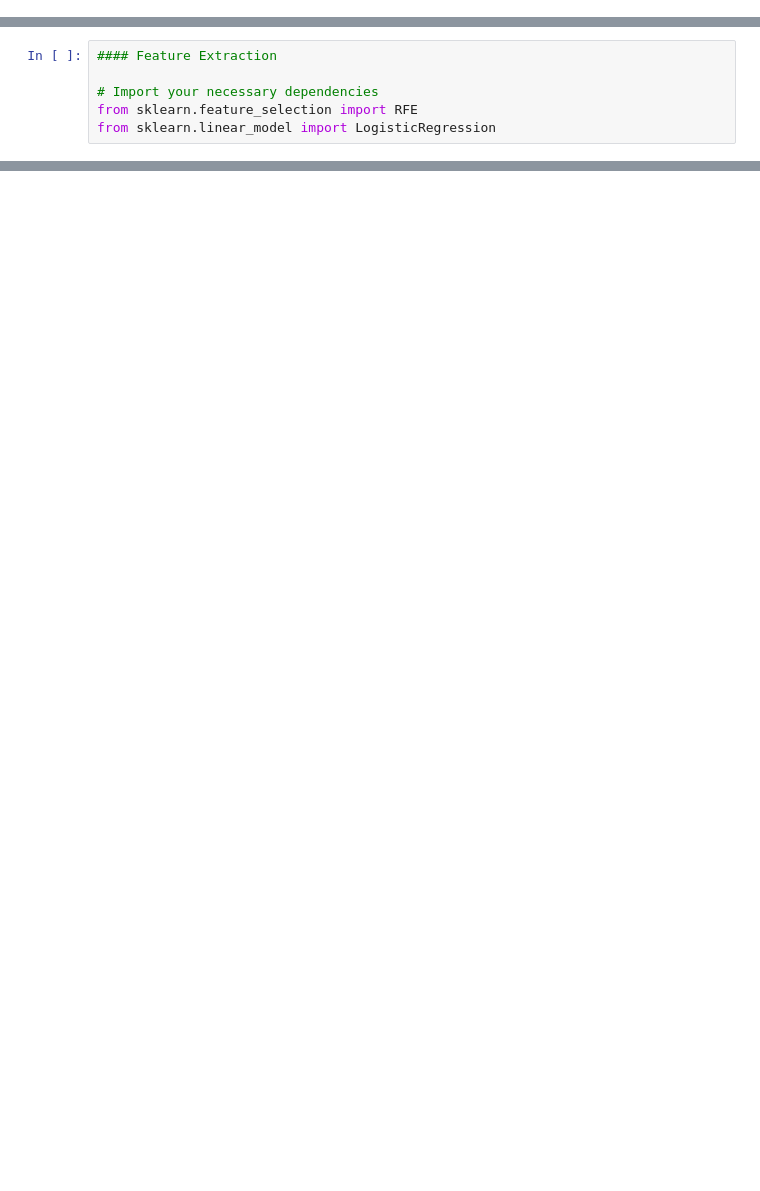
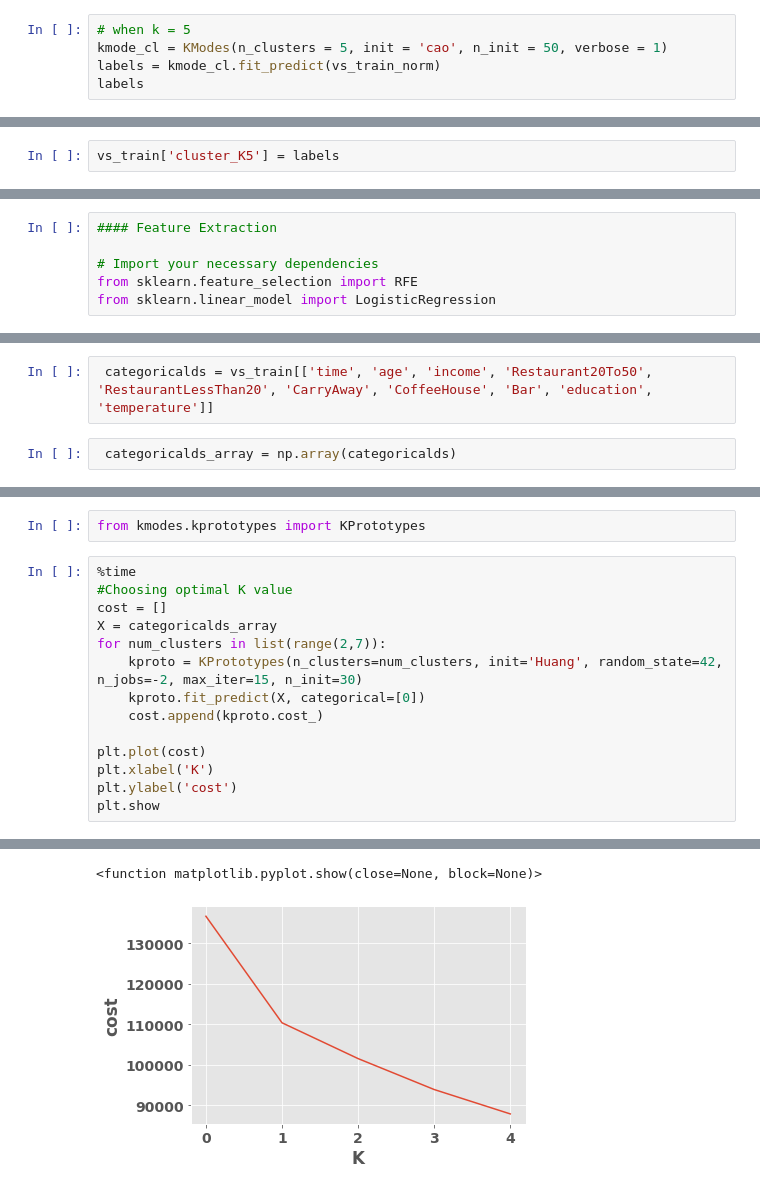
Before and after one commit to Ron256/GroupProjectMachLearning, a Jupyter notebook: GroupProject-in-vehicle-copoun-Recommendation.ipynb, the cells around one changed output, grey strips where cells are left out. Drawn from its saved outputs; the diff is of its cells as text; blank space fills up the shorter version.

```diff
--- a/GroupProject-in-vehicle-copoun-Recommendation.ipynb
+++ b/GroupProject-in-vehicle-copoun-Recommendation.ipynb
@@ -912,0 +1164,5 @@ df_ver4
+# %%
+# when k = 5
+kmode_cl = KModes(n_clusters = 5, init = 'cao', n_init = 50, verbose = 1)
+labels = kmode_cl.fit_predict(vs_train_norm)
+labels
@@ -912,0 +1190,2 @@ df_ver4
+# %%
+vs_train['cluster_K5'] = labels
@@ -932,0 +1322,4 @@ df["one"].apply(lambda x: x*10 if x<2 elif x<4 x**2 else x+10)
+# %%
+ categoricalds = vs_train[['time', 'age', 'income', 'Restaurant20To50', 'RestaurantLessThan20', 'CarryAway', 'CoffeeHouse', 'Bar', 'education', 'temperature']]
+# %%
+ categoricalds_array = np.array(categoricalds)
@@ -932,0 +1346,17 @@ df["one"].apply(lambda x: x*10 if x<2 elif x<4 x**2 else x+10)
+# %%
+from kmodes.kprototypes import KPrototypes
+# %%
+%time
+#Choosing optimal K value
+cost = []
+X = categoricalds_array
+for num_clusters in list(range(2,7)):
+    kproto = KPrototypes(n_clusters=num_clusters, init='Huang', random_state=42, n_jobs=-2, max_iter=15, n_init=30)
+    kproto.fit_predict(X, categorical=[0])
+    cost.append(kproto.cost_)
+
+plt.plot(cost)
+plt.xlabel('K')
+plt.ylabel('cost')
+plt.show
+# %% [output]
@@ -932,0 +1364,2 @@ df["one"].apply(lambda x: x*10 if x<2 elif x<4 x**2 else x+10)
+<function matplotlib.pyplot.show(close=None, block=None)>
+[figure, added]
```
Also changed, not shown: parts of 101 cells of this notebook.
